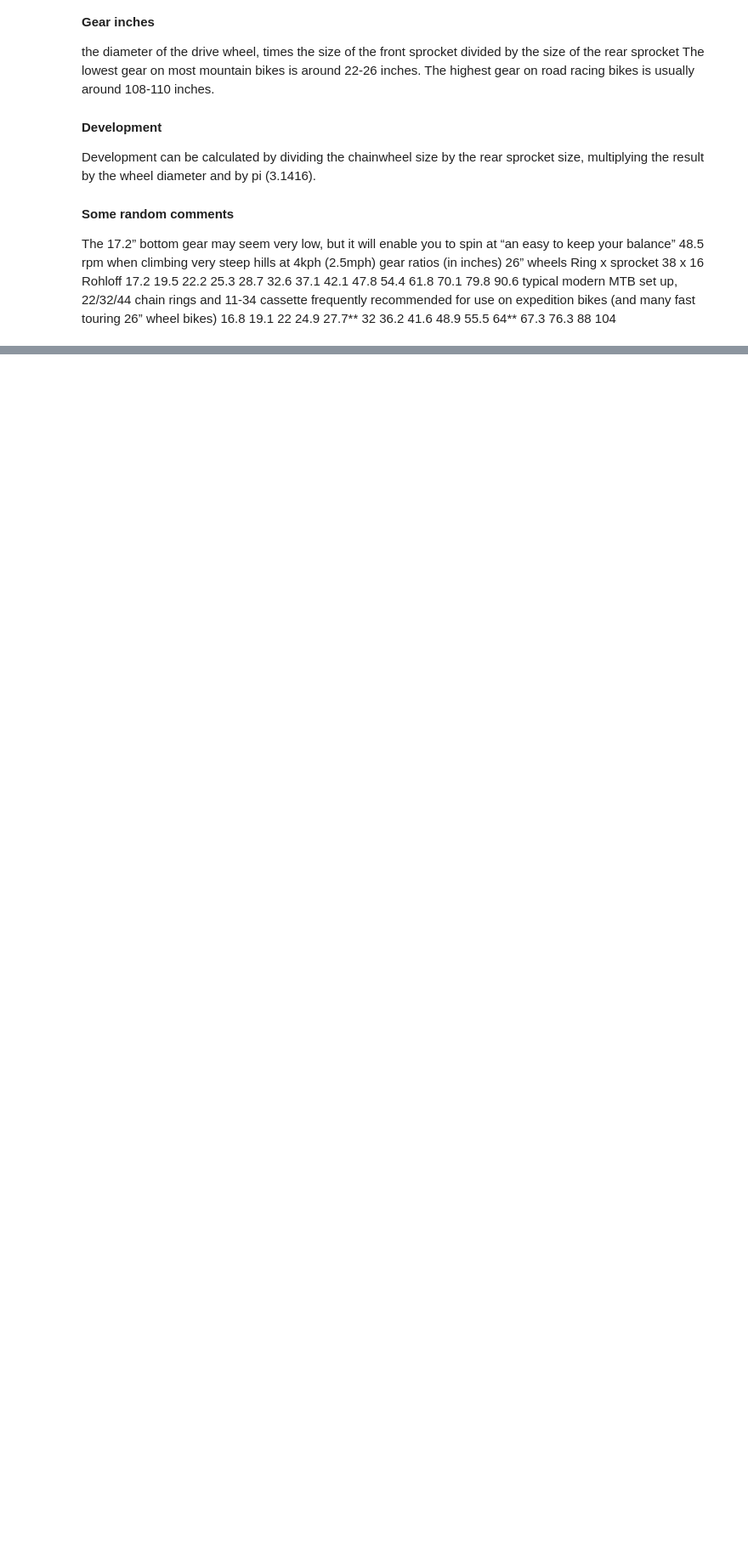
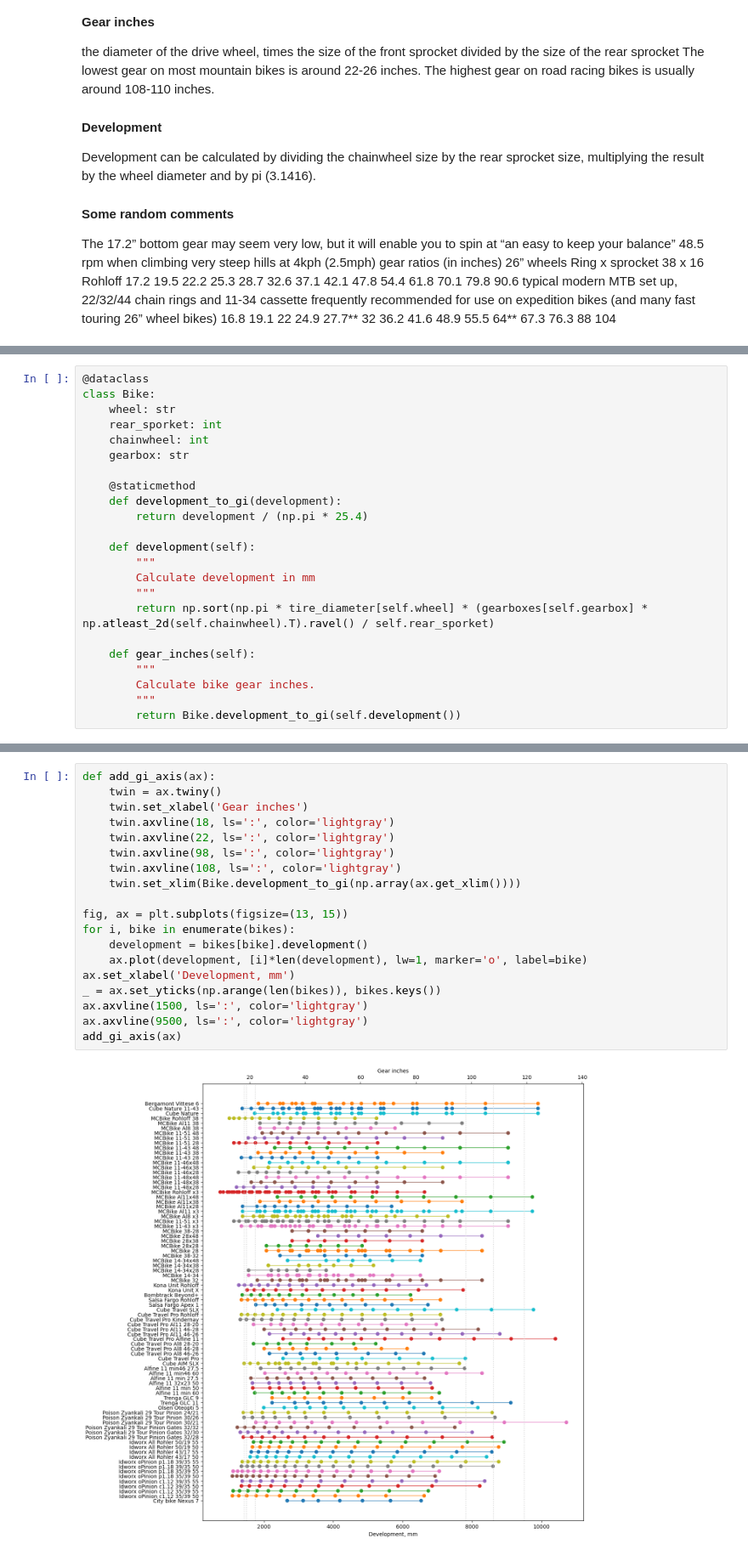
Before and after one commit to SergeyVlSorokin/BikeGears, a Jupyter notebook: Bike Gears.ipynb, the cells around one changed output, grey strips where cells are left out. Shown at 85% size. Cells and saved outputs as stored; diff of their text form; blank space fills up the shorter version.

```diff
--- a/Bike Gears.ipynb
+++ b/Bike Gears.ipynb
@@ -40,0 +128,23 @@ Ring x sprocket
+# %%
+@dataclass
+class Bike:
+    wheel: str
+    rear_sporket: int
+    chainwheel: int
+    gearbox: str
+
+    @staticmethod
+    def development_to_gi(development):
+        return development / (np.pi * 25.4)
+
+    def development(self):
+        """
+        Calculate development in mm
+        """
+        return np.sort(np.pi * tire_diameter[self.wheel] * (gearboxes[self.gearbox] * np.atleast_2d(self.chainwheel).T).ravel() / self.rear_sporket)
+
+    def gear_inches(self):
+        """
+        Calculate bike gear inches.
+        """
+        return Bike.development_to_gi(self.development())
@@ -40,0 +261,21 @@ Ring x sprocket
+# %%
+def add_gi_axis(ax):
+    twin = ax.twiny()
+    twin.set_xlabel('Gear inches')
+    twin.axvline(18, ls=':', color='lightgray')
+    twin.axvline(22, ls=':', color='lightgray')
+    twin.axvline(98, ls=':', color='lightgray')
+    twin.axvline(108, ls=':', color='lightgray')
+    twin.set_xlim(Bike.development_to_gi(np.array(ax.get_xlim())))
+
+fig, ax = plt.subplots(figsize=(13, 15))
+for i, bike in enumerate(bikes):
+    development = bikes[bike].development()
+    ax.plot(development, [i]*len(development), lw=1, marker='o', label=bike)
+ax.set_xlabel('Development, mm')
+_ = ax.set_yticks(np.arange(len(bikes)), bikes.keys())
+ax.axvline(1500, ls=':', color='lightgray')
+ax.axvline(9500, ls=':', color='lightgray')
+add_gi_axis(ax)
+# %% [output]
+[figure, added]
```
Also changed, not shown: parts of 25 cells of this notebook.
